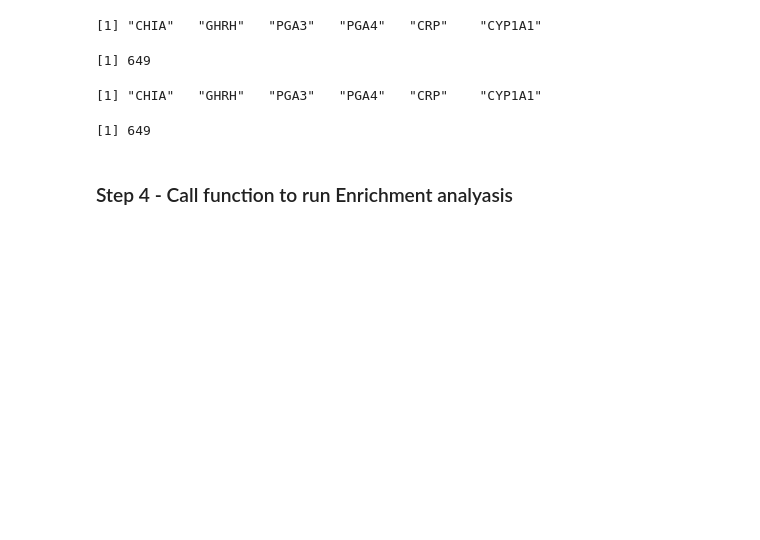
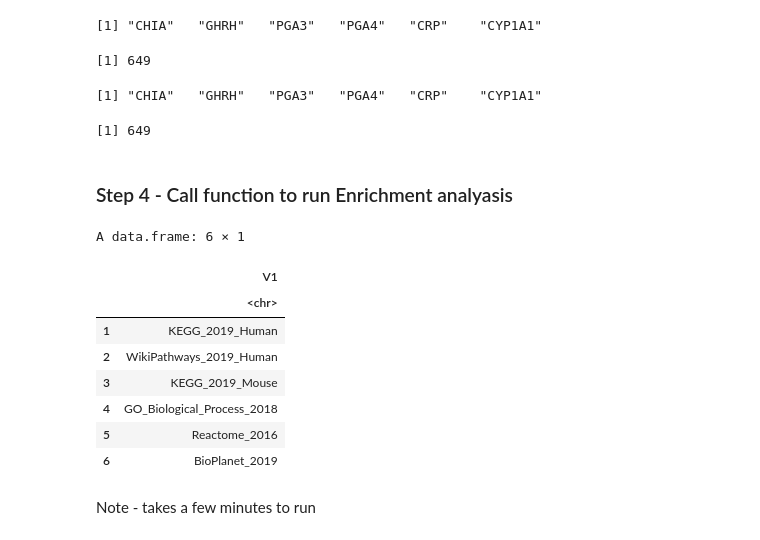
Before and after one commit to ICBI/BISR_Resource, a Jupyter notebook: RNA_seq/RNAseq_CompareGroups.ipynb, the cells around one changed output. Drawn from its saved outputs; the diff is of its cells as text; code cells hidden in the pictures; blank space fills up the shorter version.

```diff
--- a/RNA_seq/RNAseq_CompareGroups.ipynb
+++ b/RNA_seq/RNAseq_CompareGroups.ipynb
@@ -333,7 +355,20 @@ write.table(x = geneListSplit2,
 ### Step 4 - Call function to run Enrichment analyasis
 # %%
 # Read in list of EnrichR databases
-dblist <- read.csv(file = enrichRFileLocation,
+dblist1 <- read.csv(file = enrichRFileLocation,
                    header = F, stringsAsFactors = F)
 head(dblist)
+# %% [output]
+A data.frame: 6 × 1
+|  | V1 |
+|  | <chr> |
+| 1 | KEGG_2019_Human |
+| 2 | WikiPathways_2019_Human |
+| 3 | KEGG_2019_Mouse |
+| 4 | GO_Biological_Process_2018 |
+| 5 | Reactome_2016 |
+| 6 | BioPlanet_2019 |
+# %% [markdown]
+
+Note - takes a few minutes to run
 # %%
```
Also changed, not shown: parts of 12 cells of this notebook.
